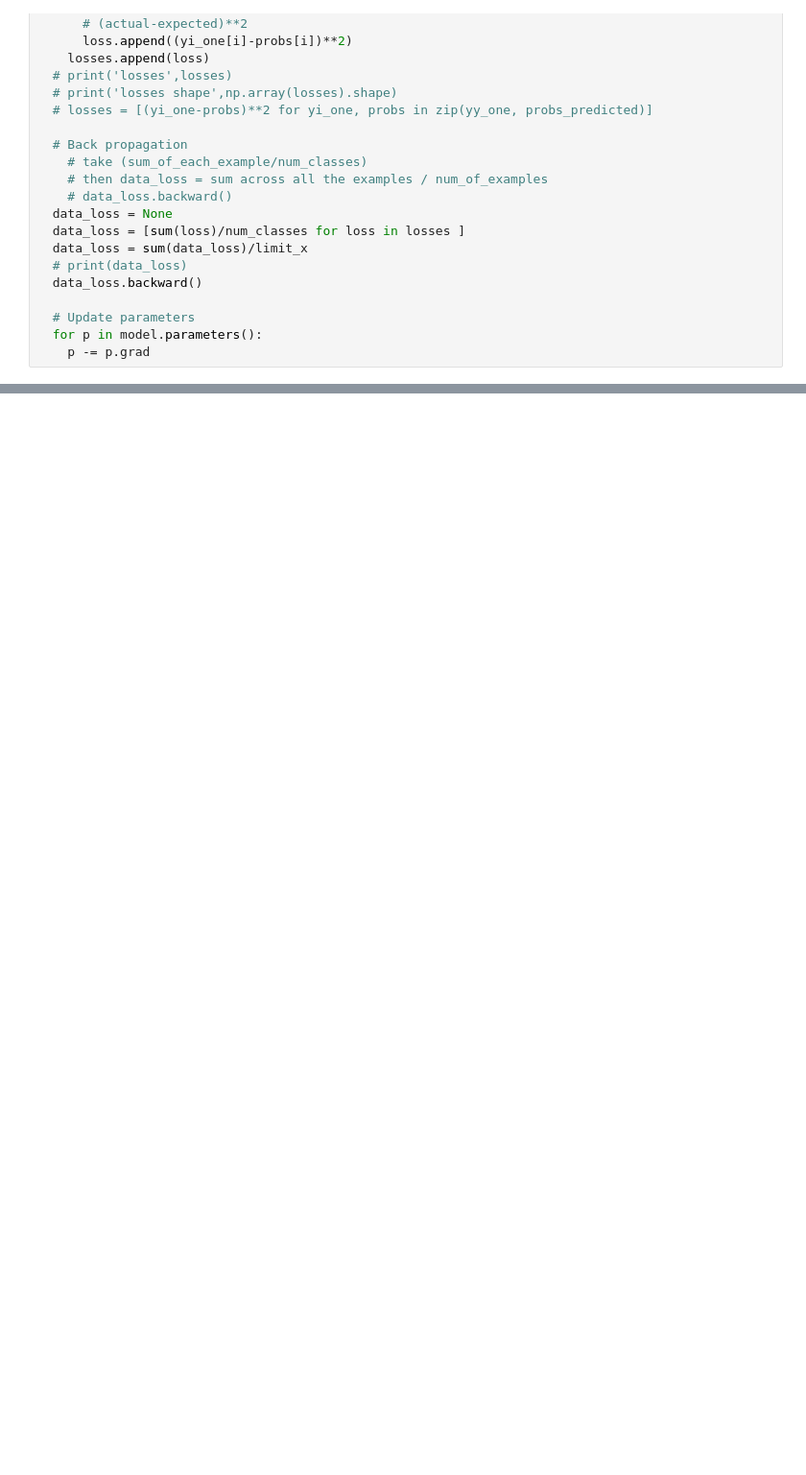
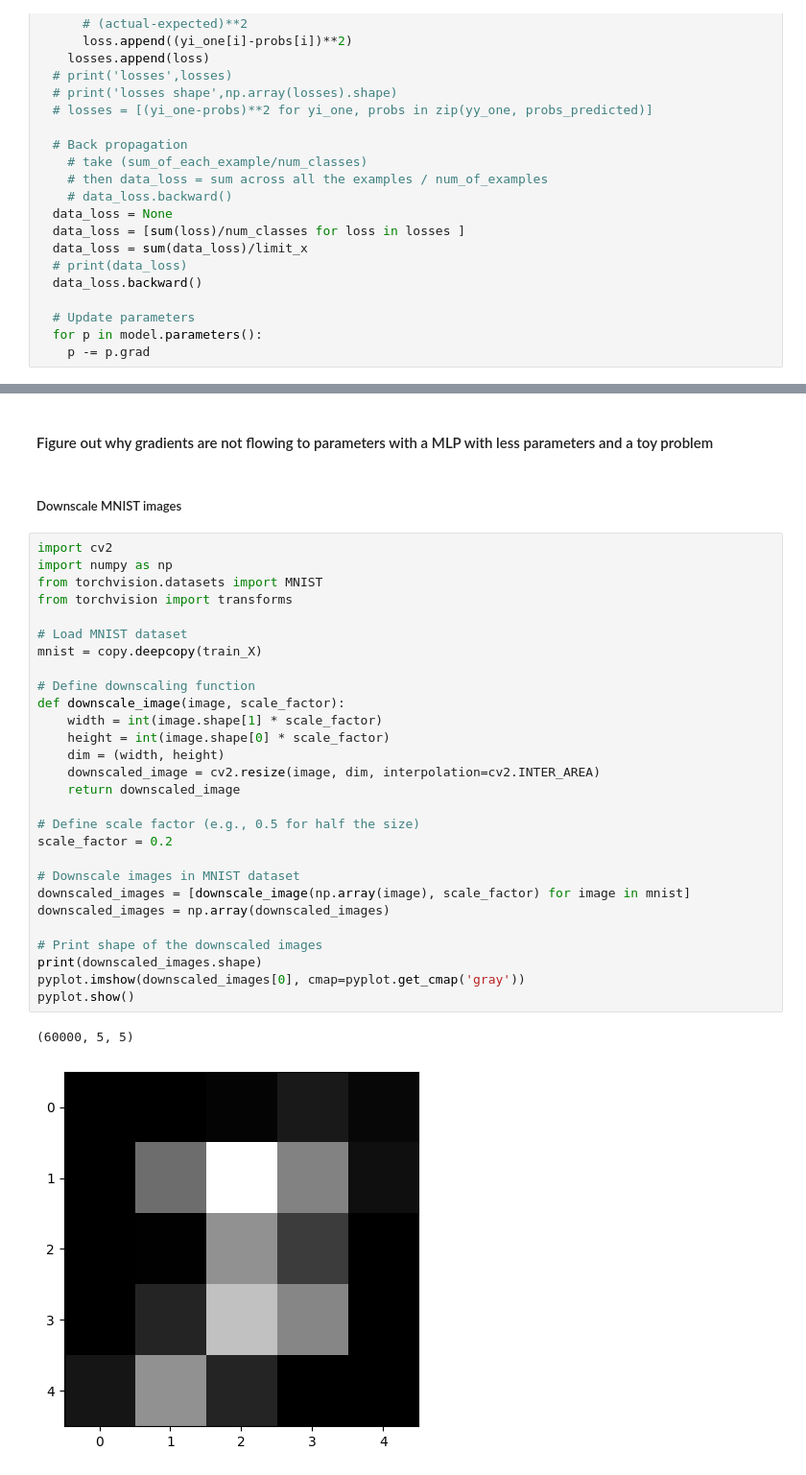
Before and after one commit to AndrewstheBuilder/FromScratch_NeuralNetworks, a Jupyter notebook: Micrograd_MNIST.ipynb, the cells around one changed output, grey strips where cells are left out. Shown at 96% size. Drawn from its saved outputs; the diff is of its cells as text; blank space fills up the shorter version.

Commit message:
Scale down MNIST training set to get less parameters to debug network and see what is wrong with it.

```diff
--- a/Micrograd_MNIST.ipynb
+++ b/Micrograd_MNIST.ipynb
@@ -163,0 +270,35 @@ for iter in range(iterations):
+# %% [markdown]
+#### Figure out why gradients are not flowing to parameters with a MLP with less parameters and a toy problem
+# %% [markdown]
+##### Downscale MNIST images
+# %%
+import cv2
+import numpy as np
+from torchvision.datasets import MNIST
+from torchvision import transforms
+
+# Load MNIST dataset
+mnist = copy.deepcopy(train_X)
+
+# Define downscaling function
+def downscale_image(image, scale_factor):
+    width = int(image.shape[1] * scale_factor)
+    height = int(image.shape[0] * scale_factor)
+    dim = (width, height)
+    downscaled_image = cv2.resize(image, dim, interpolation=cv2.INTER_AREA)
+    return downscaled_image
+
+# Define scale factor (e.g., 0.5 for half the size)
+scale_factor = 0.2
+
+# Downscale images in MNIST dataset
+downscaled_images = [downscale_image(np.array(image), scale_factor) for image in mnist]
+downscaled_images = np.array(downscaled_images)
+
+# Print shape of the downscaled images
+print(downscaled_images.shape)
+pyplot.imshow(downscaled_images[0], cmap=pyplot.get_cmap('gray'))
+pyplot.show()
+# %% [output]
+(60000, 5, 5)
+[figure, added]
```
Also changed, not shown: parts of 4 cells of this notebook.
